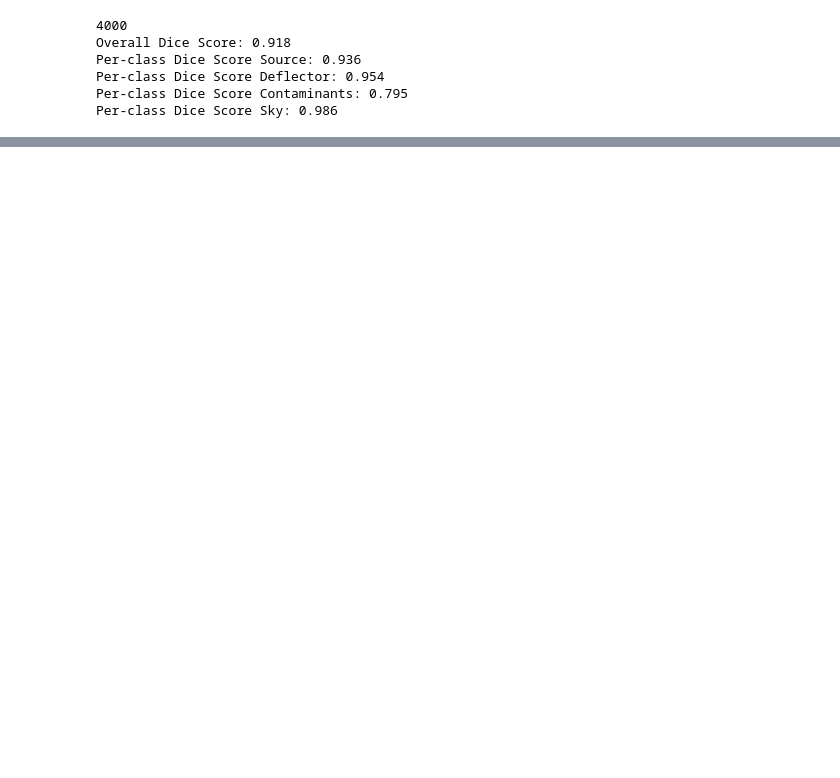
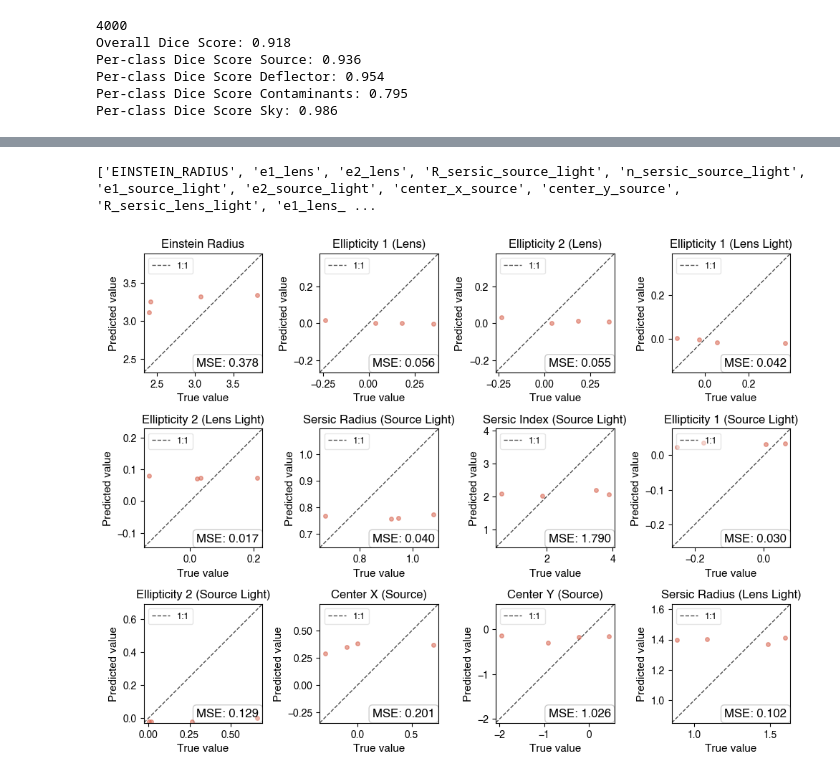
Before and after one commit to JimenaGonzalez/Hybrid_SL_Modeling, a Jupyter notebook: Paper/Figures.ipynb, the cells around one changed output, grey strips where cells are left out. Drawn from its saved outputs; the diff is of its cells as text; code cells hidden in the pictures; blank space fills up the shorter version.

```diff
--- a/Paper/Figures.ipynb
+++ b/Paper/Figures.ipynb
@@ -306,0 +346,5 @@ plot_results(img_tmp, labels_tmp, segmented_tmp, 'worst', ncols=N_fig)
+# %%
+path_tmp = '/Users/jimenagonzalez/research/DSPL/Hybrid_SL_Modeling/Regression/ML/' # 'Exp/exp24/'
+filename = 'testing_performance.csv'
+data_perf = pd.read_csv(path_tmp + filename)
+data_perf.head()
@@ -306,0 +358,10 @@ plot_results(img_tmp, labels_tmp, segmented_tmp, 'worst', ncols=N_fig)
+# %%
+# Printing MSE for each parameter and overall MSE for the testing sample
+labels = ['EINSTEIN_RADIUS', 'e1_lens', 'e2_lens', 'R_sersic_source_light', 'n_sersic_source_light', 'e1_source_light', 'e2_source_light', 'center_x_source', 'center_y_source',
+          'R_sersic_lens_light', 'e1_lens_light', 'e2_lens_light']
+
+for i in range(len(labels)):
+    MSE_tmp = data_perf[labels[i] + '_MSE'].mean()
+    print('MSE for {}: {:.3f}'.format(labels[i], MSE_tmp))
+
+print('Overall MSE: {:.3f}'.format(data_perf['MSE_overall'].mean()))
@@ -306,0 +427,61 @@ plot_results(img_tmp, labels_tmp, segmented_tmp, 'worst', ncols=N_fig)
+# %%
+print(labels)
+# %% [output]
+['EINSTEIN_RADIUS', 'e1_lens', 'e2_lens', 'R_sersic_source_light', 'n_sersic_source_light', 'e1_source_light', 'e2_source_light', 'center_x_source', 'center_y_source', 'R_sersic_lens_light', 'e1_lens_ ...
+# %%
+fig_names = {'EINSTEIN_RADIUS': 'Einstein Radius', 'e1_lens': 'Ellipticity 1 (Lens)', 'e2_lens': 'Ellipticity 2 (Lens)',
+             'e1_lens_light': 'Ellipticity 1 (Lens Light)', 'e2_lens_light': 'Ellipticity 2 (Lens Light)',
+             'R_sersic_source_light': 'Sersic Radius (Source Light)',
+             'n_sersic_source_light': 'Sersic Index (Source Light)', 'e1_source_light': 'Ellipticity 1 (Source Light)',
+             'e2_source_light': 'Ellipticity 2 (Source Light)', 'center_x_source': 'Center X (Source)', 'center_y_source': 'Center Y (Source)',
+             'R_sersic_lens_light': 'Sersic Radius (Lens Light)'}
+
+# Plotting true vs predicted values for each parameter
+
+n_cols = 4
+n_rows = math.ceil(len(fig_names) / n_cols)
+
+fig, axes = plt.subplots(n_rows, n_cols, figsize=(n_cols * 2.5, n_rows * 2.5))
+axes = axes.flatten()
+
+#for i, (ax, name) in enumerate(zip(axes, labels)):
+for i, (ax, name) in enumerate(zip(axes, fig_names.keys())):
+    true_col = name + '_true'
+    predicted_col = name + '_predicted'
+    mse_col = name + '_MSE'
+
+    lims = [data_perf[true_col].min(), data_perf[true_col].max()]
+    margin = (lims[1] - lims[0]) * 0.05
+    lims = [lims[0] - margin, lims[1] + margin]
+
+    ax.plot(lims, lims, 'k--', linewidth=1, alpha=0.7, label='1:1')
+    ax.plot(data_perf[true_col], data_perf[predicted_col], 'o', markersize=4, color=col_fig['red'], alpha=0.5)
+    ax.set_xlim(lims)
+    ax.set_ylim(lims)
+    ax.set_aspect('equal')
+    ax.set_title(fig_names.get(name, name), fontsize=12)
+    ax.set_xlabel('True value', fontsize=11)
+    ax.set_ylabel('Predicted value', fontsize=11)
+    ax.tick_params(labelsize=10)
+    ax.legend(fontsize=9, framealpha=0.5, loc='upper left')
+
+    # MSE text box on lower right
+    mse_val = data_perf[mse_col].mean()
+    ax.text(0.97, 0.03, 'MSE: {:.3f}'.format(mse_val),
+            transform=ax.transAxes,
+            fontsize=12, verticalalignment='bottom', horizontalalignment='right',
+            bbox=dict(boxstyle='round,pad=0.3', facecolor='white', alpha=0.2))
+
+# Hide unused axes
+for ax in axes[len(labels):]:
+    ax.set_visible(False)
+
+overall_mse = data_perf['MSE_overall'].mean()
+#plt.suptitle('Predicted vs. True Parameters | Overall MSE: {:.3f}'.format(overall_mse), fontsize=11, y=1.01)
+plt.tight_layout()
+
+plt.savefig(fig_folder + 'Perf_regression_truevspredicted.pdf', bbox_inches='tight')
+plt.show()
+plt.close()
+# %% [output]
+[figure, added]
```
Also changed, not shown: parts of 14 cells of this notebook.
